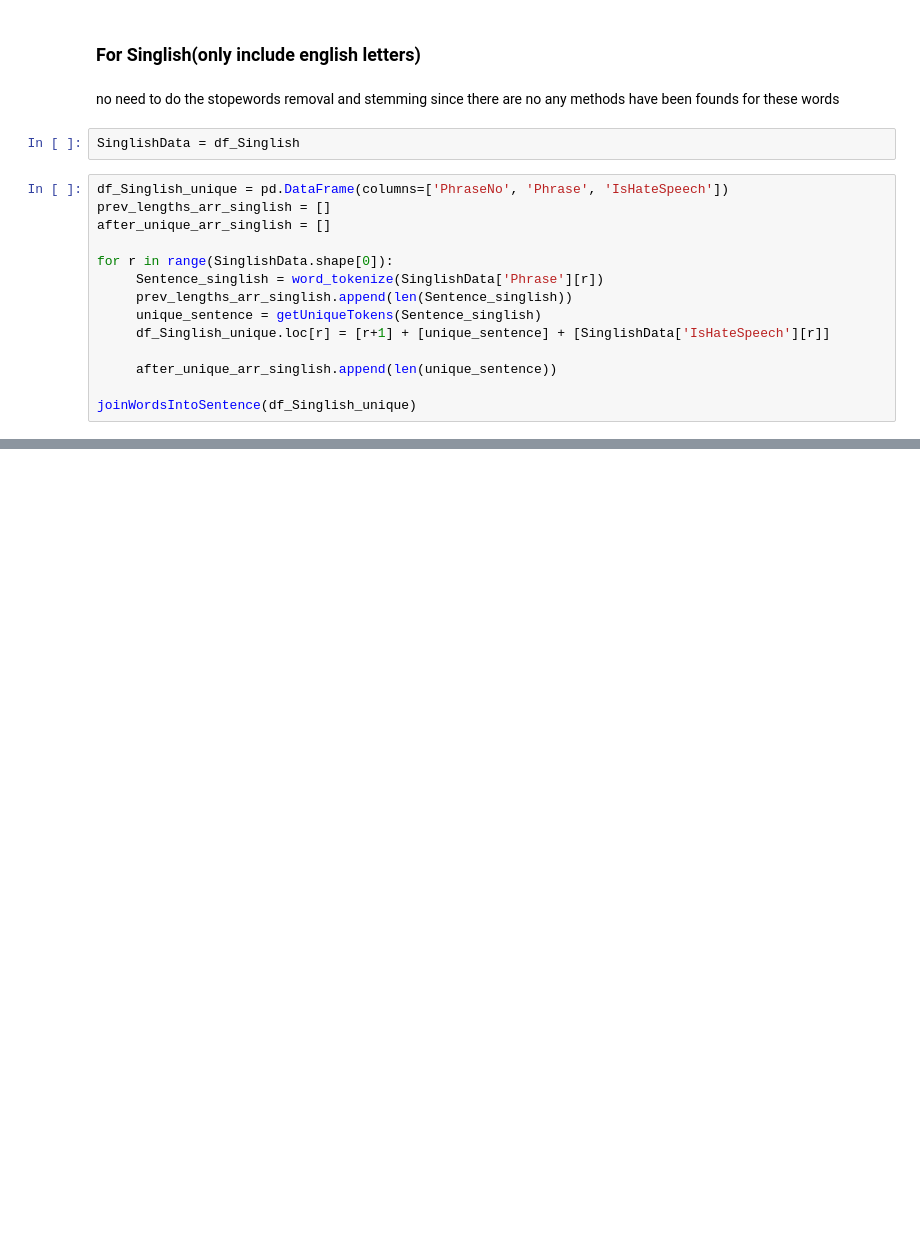
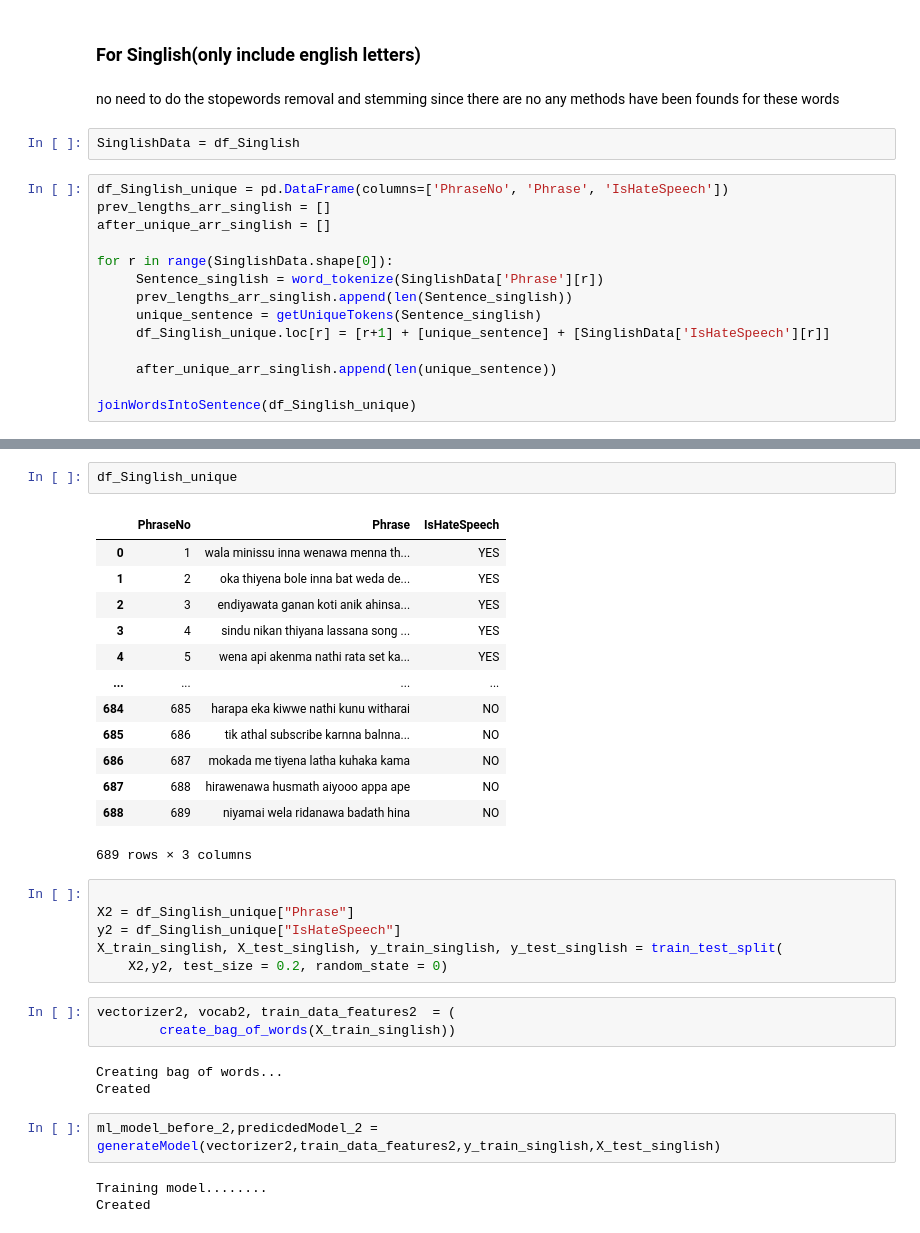
Before and after one commit to chashikajw/sinhala-hate-speech-detection, a Jupyter notebook: sinhala_hatespeech_detection.ipynb, the cells around one changed output, grey strips where cells are left out. Saved outputs shown, nothing was run; the diff lists cells and outputs as text; blank space fills up the shorter version.

```diff
--- a/sinhala_hatespeech_detection.ipynb
+++ b/sinhala_hatespeech_detection.ipynb
@@ -436,0 +473,33 @@ joinWordsIntoSentence(df_Singlish_unique)
+# %%
+df_Singlish_unique
+# %% [output]
+|  | PhraseNo | Phrase | IsHateSpeech |
+| 0 | 1 | wala minissu inna wenawa menna th... | YES |
+| 1 | 2 | oka thiyena bole inna bat weda de... | YES |
+| 2 | 3 | endiyawata ganan koti anik ahinsa... | YES |
+| 3 | 4 | sindu nikan thiyana lassana song ... | YES |
+| 4 | 5 | wena api akenma nathi rata set ka... | YES |
+| ... | ... | ... | ... |
+| 684 | 685 | harapa eka kiwwe nathi kunu witharai | NO |
+| 685 | 686 | tik athal subscribe karnna balnna... | NO |
+| 686 | 687 | mokada me tiyena latha kuhaka kama | NO |
+| 687 | 688 | hirawenawa husmath aiyooo appa ape | NO |
+| 688 | 689 | niyamai wela ridanawa badath hina | NO |
+689 rows × 3 columns
+# %%
+
+X2 = df_Singlish_unique["Phrase"]
+y2 = df_Singlish_unique["IsHateSpeech"]
+X_train_singlish, X_test_singlish, y_train_singlish, y_test_singlish = train_test_split(
+    X2,y2, test_size = 0.2, random_state = 0)
+# %%
+vectorizer2, vocab2, train_data_features2  = (
+        create_bag_of_words(X_train_singlish))
+# %% [output]
+Creating bag of words...
+Created
+# %%
+ml_model_before_2,predicdedModel_2 = generateModel(vectorizer2,train_data_features2,y_train_singlish,X_test_singlish)
+# %% [output]
+Training model........
+Created
```
Also changed, not shown: parts of 2 cells of this notebook.
